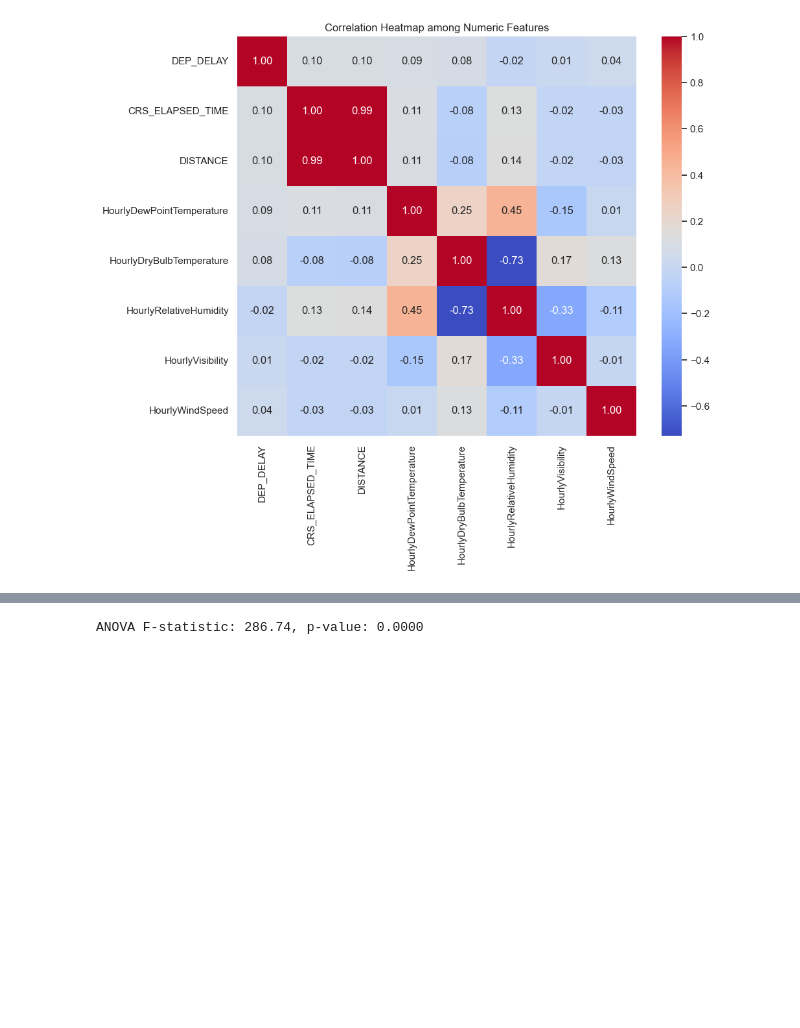
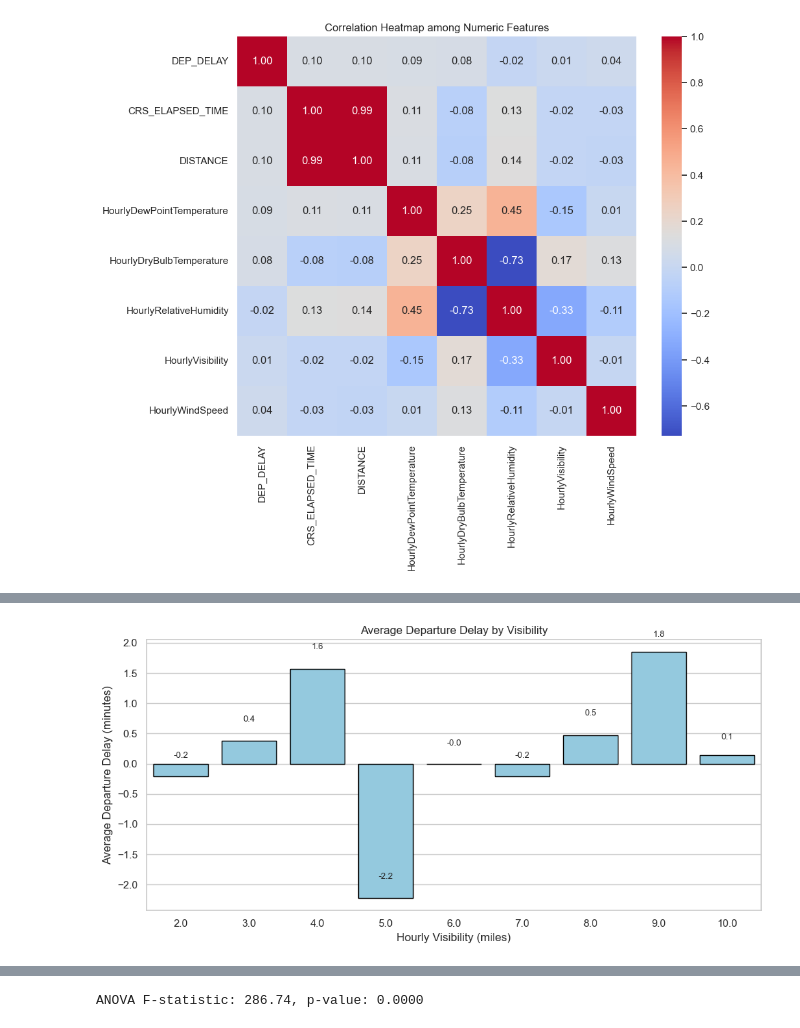
Before and after one commit to cestthanh/USA-flight-delay-prediction, a Jupyter notebook: statistic_v2.ipynb, the cells around one changed output, grey strips where cells are left out. Saved outputs shown, nothing was run; the diff lists cells and outputs as text; code cells hidden in the pictures; blank space fills up the shorter version.

```diff
--- a/statistic_v2.ipynb
+++ b/statistic_v2.ipynb
@@ -152,0 +205,22 @@ plt.show()
+# %%
+avg_delay_visibility = (
+    df[df["HourlyVisibility"] >= 2]
+      .groupby("HourlyVisibility")["DEP_DELAY"]
+      .mean()
+      .reset_index()
+)
+
+plt.figure(figsize=(10,5))
+sns.barplot(x="HourlyVisibility", y="DEP_DELAY", data=avg_delay_visibility,
+            color="skyblue", edgecolor="black")
+
+for i, v in enumerate(avg_delay_visibility["DEP_DELAY"].round(1)):
+    plt.text(i, v + 0.3, str(v), ha="center", fontsize=9)
+
+plt.xlabel("Hourly Visibility (miles)")
+plt.ylabel("Average Departure Delay (minutes)")
+plt.title("Average Departure Delay by Visibility")
+plt.tight_layout()
+plt.show()
+# %% [output]
+[figure, added]
```
Also changed, not shown: parts of 4 cells of this notebook.
